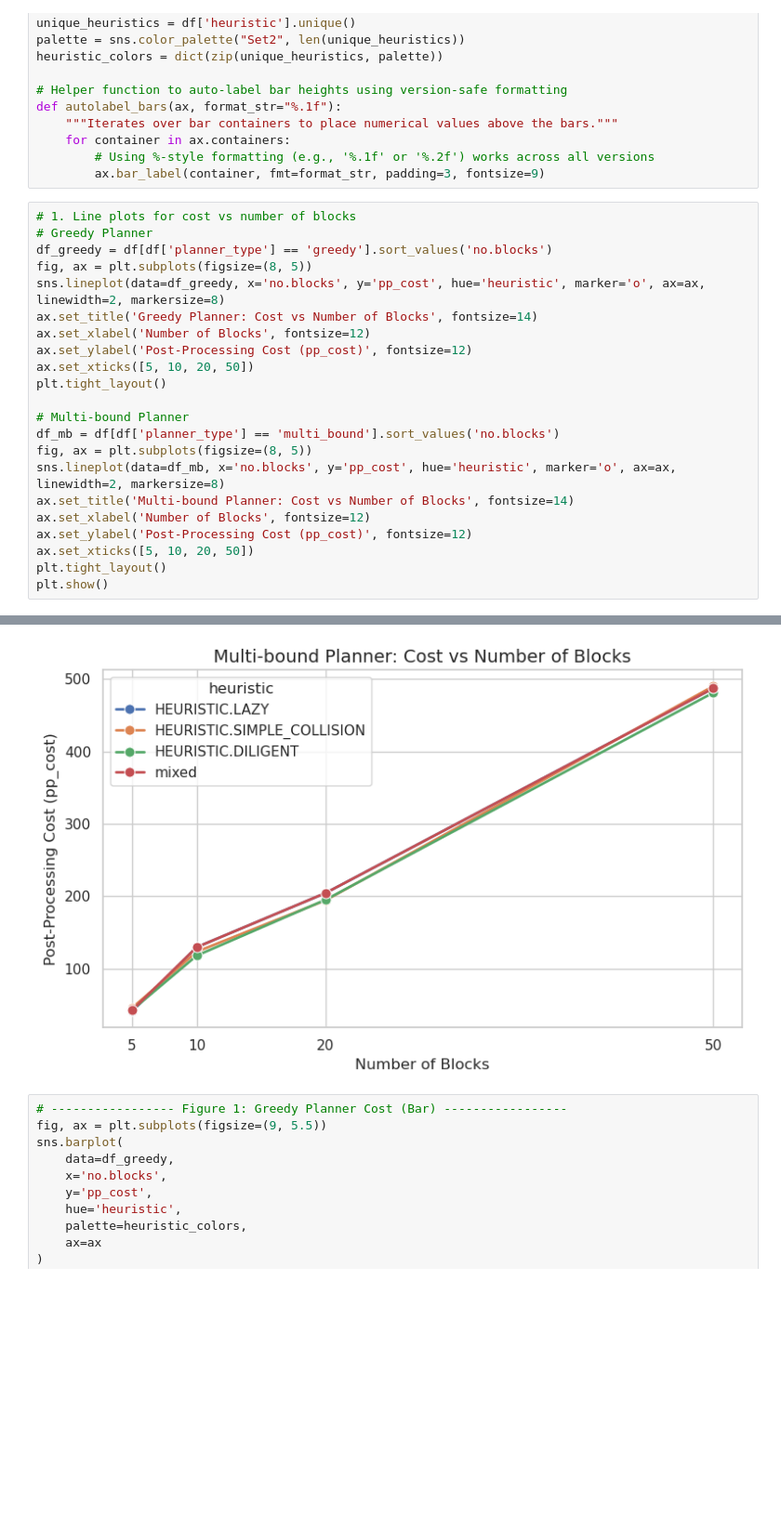
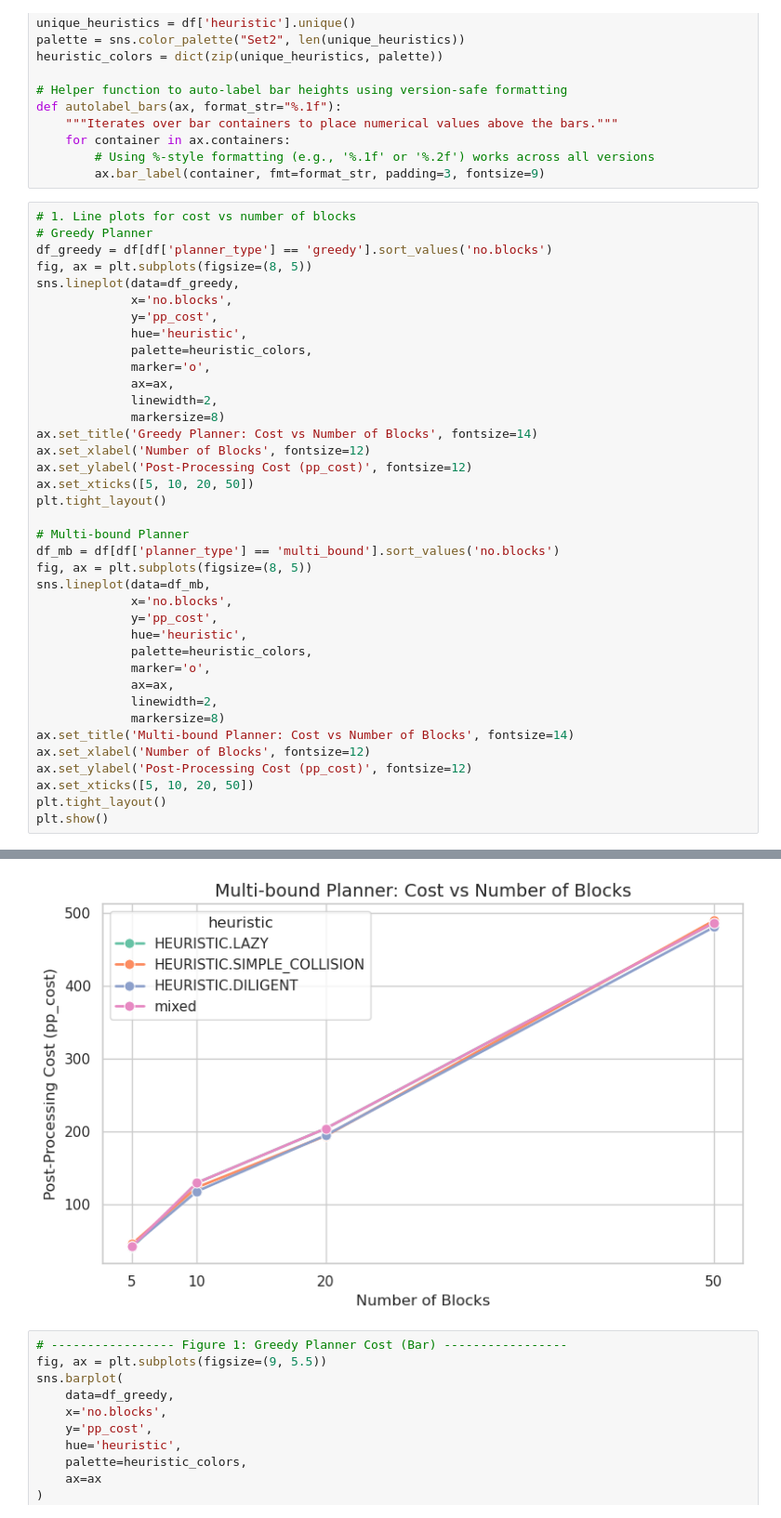
Before and after one commit to RareCentipede/modular_contruction_task_planner, a Jupyter notebook: modular_construction_task_planner/modular_construction_task_planner/scripts/plot_res.ipynb, the cells around one changed output, grey strips where cells are left out. Shown at 93% size. Cells and saved outputs as stored; diff of their text form; blank space fills up the shorter version.

```diff
--- a/modular_construction_task_planner/modular_construction_task_planner/scripts/plot_res.ipynb
+++ b/modular_construction_task_planner/modular_construction_task_planner/scripts/plot_res.ipynb
@@ -35,7 +36,15 @@ def autolabel_bars(ax, format_str="%.1f"):
 # Greedy Planner
 df_greedy = df[df['planner_type'] == 'greedy'].sort_values('no.blocks')
 fig, ax = plt.subplots(figsize=(8, 5))
-sns.lineplot(data=df_greedy, x='no.blocks', y='pp_cost', hue='heuristic', marker='o', ax=ax, linewidth=2, markersize=8)
+sns.lineplot(data=df_greedy,
+             x='no.blocks',
+             y='pp_cost',
+             hue='heuristic',
+             palette=heuristic_colors,
+             marker='o',
+             ax=ax,
+             linewidth=2,
+             markersize=8)
 ax.set_title('Greedy Planner: Cost vs Number of Blocks', fontsize=14)
 ax.set_xlabel('Number of Blocks', fontsize=12)
 ax.set_ylabel('Post-Processing Cost (pp_cost)', fontsize=12)
@@ -45,7 +54,15 @@ plt.tight_layout()
 # Multi-bound Planner
 df_mb = df[df['planner_type'] == 'multi_bound'].sort_values('no.blocks')
 fig, ax = plt.subplots(figsize=(8, 5))
-sns.lineplot(data=df_mb, x='no.blocks', y='pp_cost', hue='heuristic', marker='o', ax=ax, linewidth=2, markersize=8)
+sns.lineplot(data=df_mb,
+             x='no.blocks',
+             y='pp_cost',
+             hue='heuristic',
+             palette=heuristic_colors,
+             marker='o',
+             ax=ax,
+             linewidth=2,
+             markersize=8)
 ax.set_title('Multi-bound Planner: Cost vs Number of Blocks', fontsize=14)
 ax.set_xlabel('Number of Blocks', fontsize=12)
 ax.set_ylabel('Post-Processing Cost (pp_cost)', fontsize=12)
@@ -57,4 +74,4 @@ plt.show()
-[figure, old version]
+[figure, new version]
 # %%
 # ----------------- Figure 1: Greedy Planner Cost (Bar) -----------------
 fig, ax = plt.subplots(figsize=(9, 5.5))
```
Also changed, not shown: parts of 5 cells of this notebook, 27 other files.
